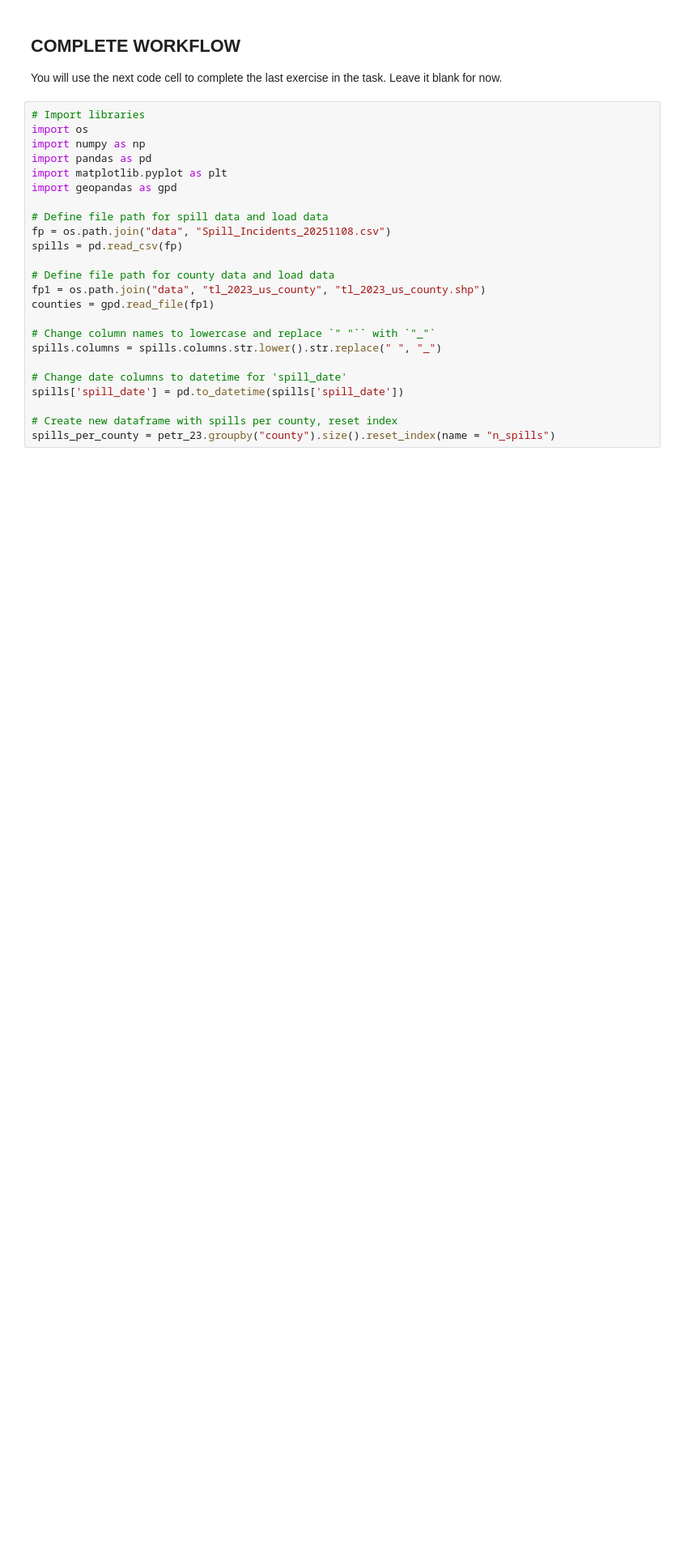
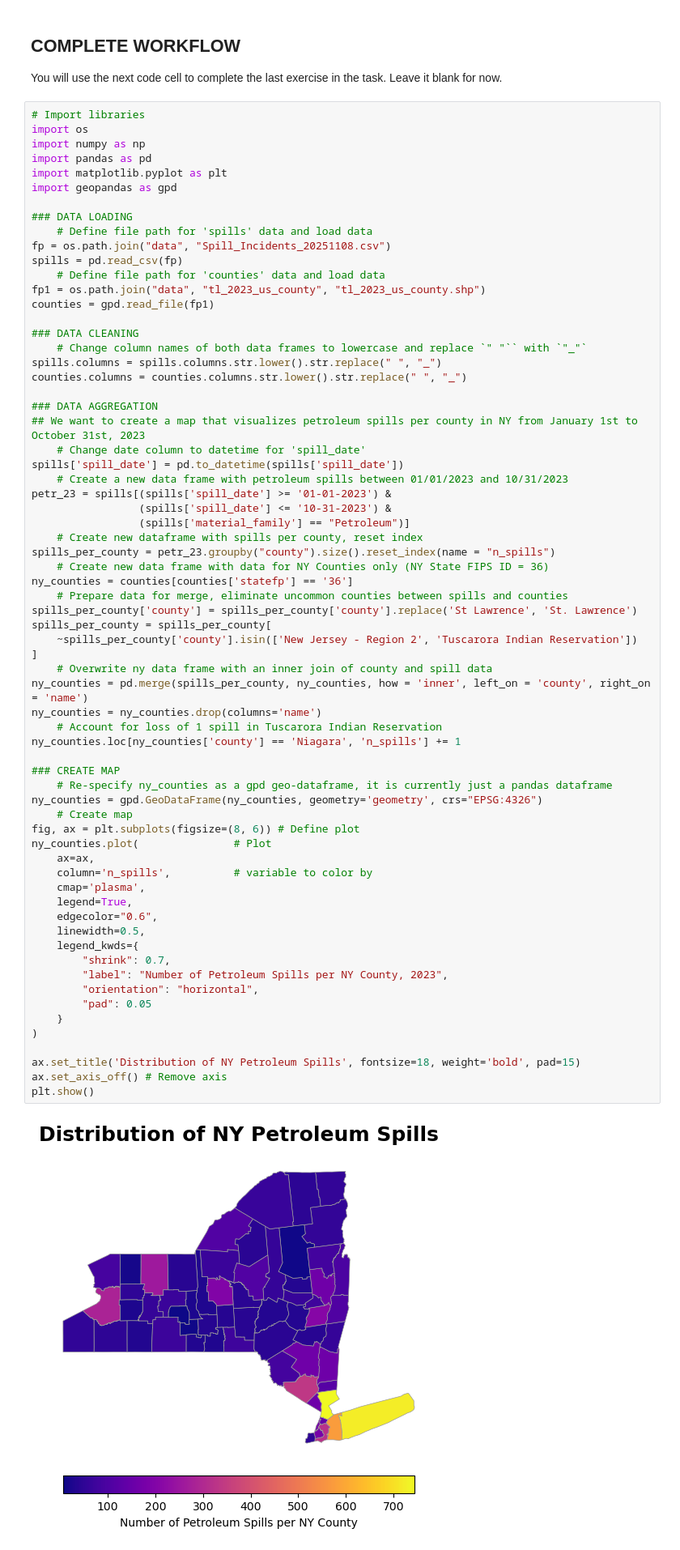
Before and after one commit to ht-oliver/eds220-hwk3, a Jupyter notebook: hwk3-task1-spills.ipynb, the cells around one changed output. Shown at 81% size. Cells and saved outputs as stored; diff of their text form; blank space fills up the shorter version.

```diff
--- a/hwk3-task1-spills.ipynb
+++ b/hwk3-task1-spills.ipynb
@@ -41,27 +41,72 @@ You will use the next code cell to complete the last exercise in the task. Leave
 # %%
 # Import libraries
 import os
 import numpy as np
 import pandas as pd
 import matplotlib.pyplot as plt
 import geopandas as gpd
 
-# Define file path for spill data and load data
+### DATA LOADING
+    # Define file path for 'spills' data and load data
 fp = os.path.join("data", "Spill_Incidents_20251108.csv")
 spills = pd.read_csv(fp)
-
-# Define file path for county data and load data
+    # Define file path for 'counties' data and load data
 fp1 = os.path.join("data", "tl_2023_us_county", "tl_2023_us_county.shp")
 counties = gpd.read_file(fp1)
 
-# Change column names to lowercase and replace `" "`` with `"_"`
+### DATA CLEANING
+    # Change column names of both data frames to lowercase and replace `" "`` with `"_"`
 spills.columns = spills.columns.str.lower().str.replace(" ", "_")
+counties.columns = counties.columns.str.lower().str.replace(" ", "_")
 
-# Change date columns to datetime for 'spill_date'
+### DATA AGGREGATION
+## We want to create a map that visualizes petroleum spills per county in NY from January 1st to October 31st, 2023
+    # Change date column to datetime for 'spill_date'
 spills['spill_date'] = pd.to_datetime(spills['spill_date'])
+    # Create a new data frame with petroleum spills between 01/01/2023 and 10/31/2023
+petr_23 = spills[(spills['spill_date'] >= '01-01-2023') &
+                 (spills['spill_date'] <= '10-31-2023') &
+                 (spills['material_family'] == "Petroleum")]
+    # Create new dataframe with spills per county, reset index
+spills_per_county = petr_23.groupby("county").size().reset_index(name = "n_spills")
+    # Create new data frame with data for NY Counties only (NY State FIPS ID = 36)
+ny_counties = counties[counties['statefp'] == '36']
+    # Prepare data for merge, eliminate uncommon counties between spills and counties
+spills_per_county['county'] = spills_per_county['county'].replace('St Lawrence', 'St. Lawrence')
+spills_per_county = spills_per_county[
+    ~spills_per_county['county'].isin(['New Jersey - Region 2', 'Tuscarora Indian Reservation'])
+]
+    # Overwrite ny data frame with an inner join of county and spill data
+ny_counties = pd.merge(spills_per_county, ny_counties, how = 'inner', left_on = 'county', right_on = 'name')
+ny_counties = ny_counties.drop(columns='name')
+    # Account for loss of 1 spill in Tuscarora Indian Reservation
+ny_counties.loc[ny_counties['county'] == 'Niagara', 'n_spills'] += 1
 
-# Create new dataframe with spills per county, reset index
-spills_per_county = petr_23.groupby("county").size().reset_index(name = "n_spills")
+### CREATE MAP
+    # Re-specify ny_counties as a gpd geo-dataframe, it is currently just a pandas dataframe
+ny_counties = gpd.GeoDataFrame(ny_counties, geometry='geometry', crs="EPSG:4326")
+    # Create map
+fig, ax = plt.subplots(figsize=(8, 6)) # Define plot
+ny_counties.plot(               # Plot
+    ax=ax,
+    column='n_spills',          # variable to color by
+    cmap='plasma',
+    legend=True,
+    edgecolor="0.6",
+    linewidth=0.5,
+    legend_kwds={
+        "shrink": 0.7,
+        "label": "Number of Petroleum Spills per NY County, 2023",
+        "orientation": "horizontal",
+        "pad": 0.05
+    }
+)
+
+ax.set_title('Distribution of NY Petroleum Spills', fontsize=18, weight='bold', pad=15)
+ax.set_axis_off() # Remove axis
+plt.show()
+# %% [output]
+[figure, added]
 # %% [markdown]
 ## 1. File management
 a. Create a `data/` directory inside your `eds220-hwk3` directory. If you download any data, it should be transferred into this folder.
```
Also changed, not shown: parts of 18 cells of this notebook, 1 other file.
